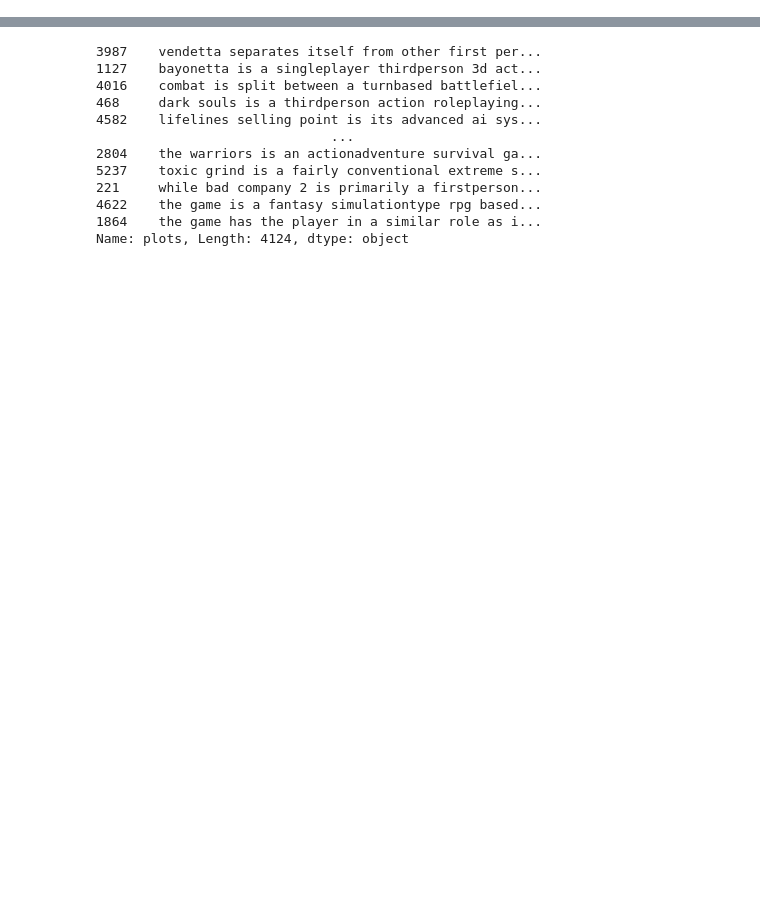
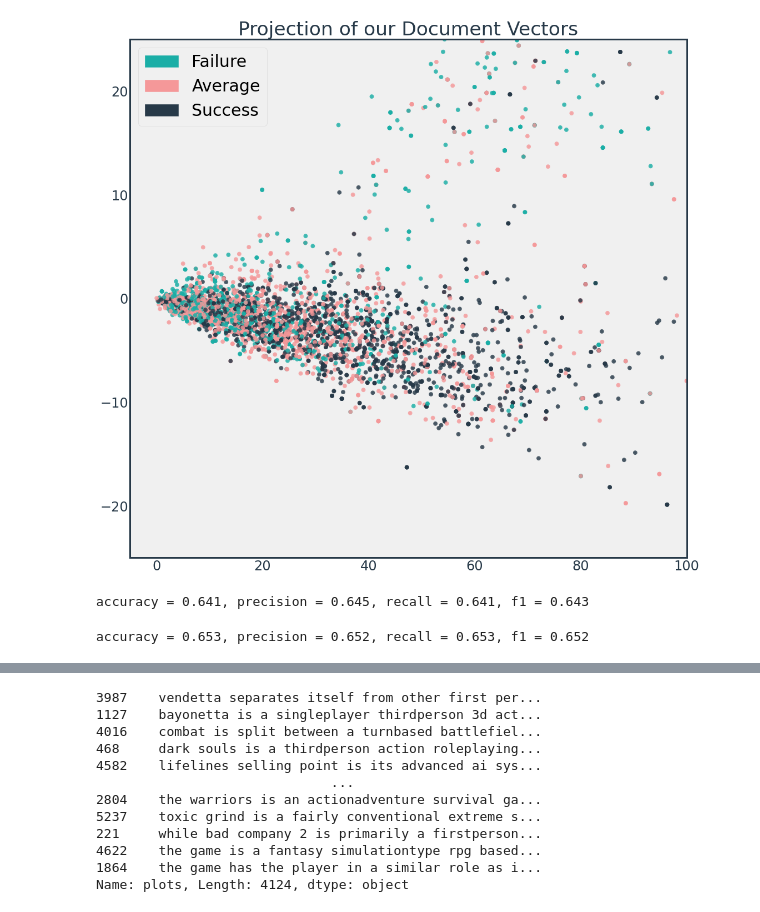
Before and after one commit to Jprebys/video_game_machine_learning, a Jupyter notebook: data/Untitled.ipynb, the cells around one changed output, grey strips where cells are left out. Cells and saved outputs as stored; diff of their text form; code cells hidden in the pictures; blank space fills up the shorter version.

```diff
--- a/data/Untitled.ipynb
+++ b/data/Untitled.ipynb
@@ -5,8 +5,10 @@ from keras.utils import to_categorical
 from nltk.tokenize import RegexpTokenizer
 import pandas as pd
 import string
-from sklearn.feature_extraction.text import TfidfVectorizer
+import numpy as np
+from sklearn.feature_extraction.text import TfidfVectorizer, CountVectorizer
 from sklearn.model_selection import train_test_split, GridSearchCV
+plt.rcParams['font.size'] = 24
 # %%
 df = pd.read_csv('WEEK_2_DESCRIPTIONS.csv').drop('Unnamed: 0', axis=1)
 # %%
@@ -46,0 +34,43 @@ df.plots = df.plots.apply(clean_text)
+# %%
+tokenizer = RegexpTokenizer(r'\w+')
+df['tokens'] = df.plots.apply(tokenizer.tokenize)
+# %%
+cv = CountVectorizer()
+X_train, X_test, y_train, y_test = train_test_split(df.plots, df.success, random_state=1)
+X_train_counts = cv.fit_transform(X_train)
+X_test_counts = cv.transform(X_test)
+# %%
+from sklearn.decomposition import PCA, TruncatedSVD
+import matplotlib.pyplot as plt
+import matplotlib.patches as mpatches
+
+
+def plot_LSA(test_data, test_labels, savepath="../reports/figures/PCA_demo.csv", plot=True):
+        lsa = TruncatedSVD(n_components=2)
+        lsa.fit(test_data)
+        lsa_scores = lsa.transform(test_data)
+        color_mapper = {label:idx for idx,label in enumerate(set(test_labels))}
+        color_column = [color_mapper[label] for label in test_labels]
+        colors = ['#1AAEA6','#F59899','#273948']
+        if plot:
+            plt.scatter(lsa_scores[:,0], lsa_scores[:,1], s=8, alpha=.8, c=test_labels, cmap=matplotlib.colors.ListedColormap(colors),
+                       linewidth=5)
+            plt.rc_context({'axes.edgecolor':'#273948', 'xtick.color':'#273948', 'ytick.color':'#273948', 'figure.facecolor':'white'})
+
+            red_patch = mpatches.Patch(color='#1AAEA6', label='Failure')
+            green_patch = mpatches.Patch(color='#F59899', label='Average')
+            third_patch = mpatches.Patch(color='#273948', label='Success')
+            plt.legend(handles=[red_patch, green_patch,third_patch], prop={'size': 30})
+
+
+fig = plt.figure(figsize=(16, 16))
+plot_LSA(X_train_counts, y_train)
+plt.rc_context({'axes.edgecolor':'#273948', 'xtick.color':'#273948', 'ytick.color':'#273948', 'figure.facecolor':'white'})
+plt.ylim((-25,25))
+plt.xlim((-5,100))
+plt.grid(False)
+plt.title('Projection of our Document Vectors', color='#273948')
+plt.savefig('../src/figures/dimensionality.png')
+plt.show()
+# %% [output]
+[figure, added]
@@ -46,0 +85,23 @@ df.plots = df.plots.apply(clean_text)
+# %%
+
+from sklearn.metrics import accuracy_score, f1_score, precision_score, recall_score, classification_report
+
+def get_metrics(y_test, y_predicted):
+    # true positives / (true positives+false positives)
+    precision = precision_score(y_test, y_predicted, pos_label=None,
+                                    average='weighted')
+    # true positives / (true positives + false negatives)
+    recall = recall_score(y_test, y_predicted, pos_label=None,
+                              average='weighted')
+
+    # harmonic mean of precision and recall
+    f1 = f1_score(y_test, y_predicted, pos_label=None, average='weighted')
+
+    # true positives + true negatives/ total
+    accuracy = accuracy_score(y_test, y_predicted)
+    return accuracy, precision, recall, f1
+
+accuracy, precision, recall, f1 = get_metrics(y_test, y_predicted_counts)
+print("accuracy = %.3f, precision = %.3f, recall = %.3f, f1 = %.3f" % (accuracy, precision, recall, f1))
+# %% [output]
+accuracy = 0.641, precision = 0.645, recall = 0.641, f1 = 0.643
@@ -46,0 +118,7 @@ df.plots = df.plots.apply(clean_text)
+# %%
+
+accuracy_tfidf, precision_tfidf, recall_tfidf, f1_tfidf = get_metrics(y_test, y_predicted_tfidf)
+print("accuracy = %.3f, precision = %.3f, recall = %.3f, f1 = %.3f" % (accuracy_tfidf, precision_tfidf,
+                                                                       recall_tfidf, f1_tfidf))
+# %% [output]
+accuracy = 0.653, precision = 0.652, recall = 0.653, f1 = 0.652
```
Also changed, not shown: parts of 18 cells of this notebook, 3 other files.
